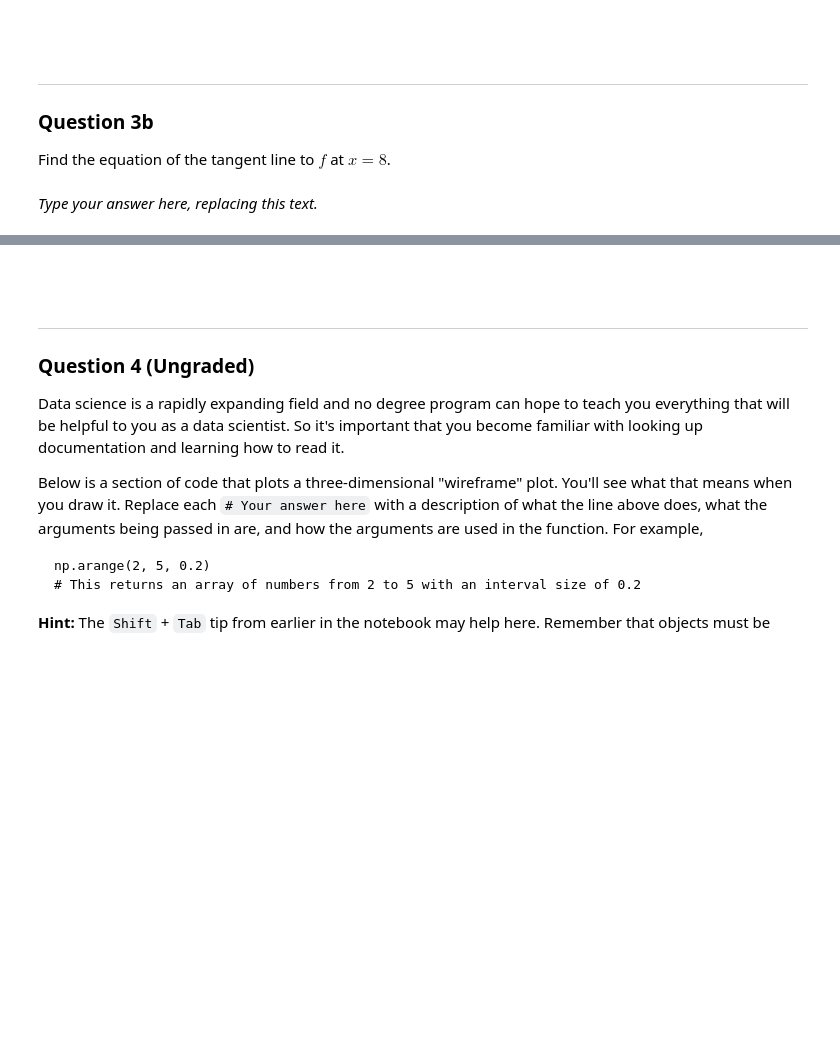
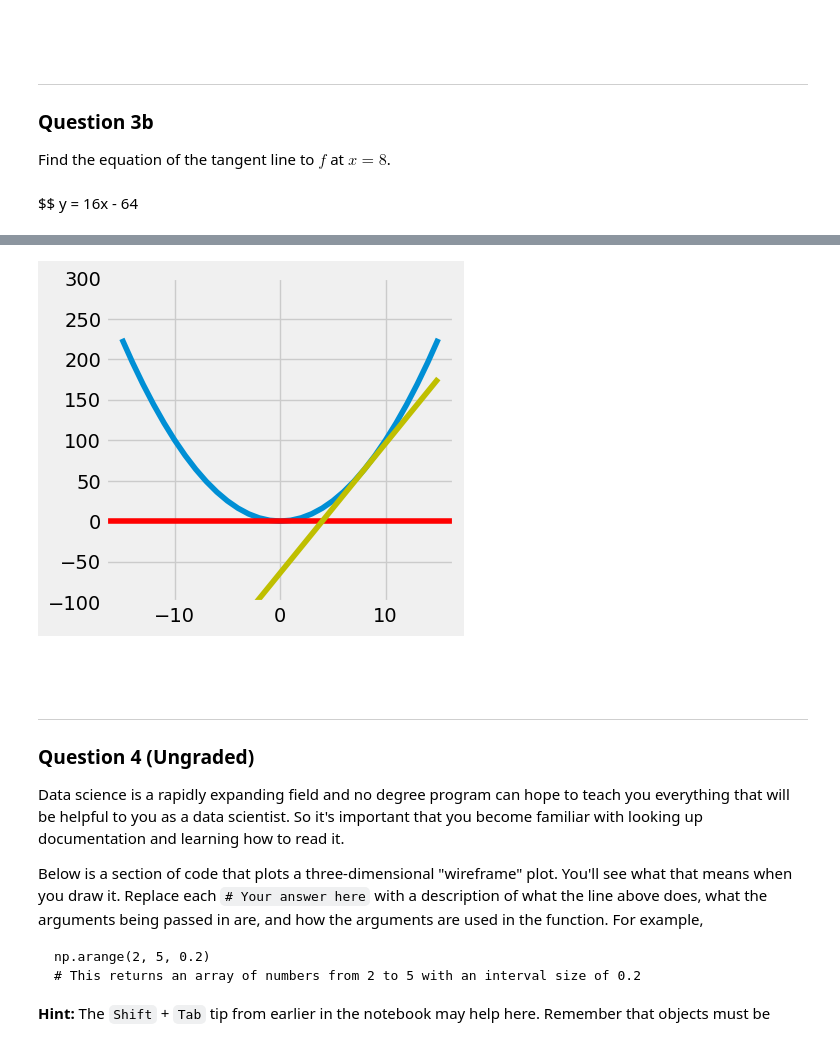
Before and after one commit to YeHuodeShenMing/DS-100, a Jupyter notebook: lab/lab01/lab01.ipynb, the cells around one changed output, grey strips where cells are left out. Saved outputs shown, nothing was run; the diff lists cells and outputs as text; code cells hidden in the pictures; blank space fills up the shorter version.

```diff
--- a/lab/lab01/lab01.ipynb
+++ b/lab/lab01/lab01.ipynb
@@ -365,8 +344,8 @@ _Type your answer here, replacing this text._
 ### Question 3b
 
 Find the equation of the tangent line to $f$ at $x = 8$.
-# %% [markdown]
-_Type your answer here, replacing this text._
+# %% [markdown]
+$$ y = 16x - 64
 # %% [markdown]
 <br/><br/>
 
@@ -388,17 +367,25 @@ You should use the `plt.plot` function to plot lines. You may find the following
 - [`plt.figure(figsize=..)`](https://stackoverflow.com/questions/332289/how-do-you-change-the-size-of-figures-drawn-with-matplotlib)
 - [`plt.ylim(..)`](https://matplotlib.org/stable/api/_as_gen/matplotlib.pyplot.ylim.html)
 - [`plt.axhline(..)`](https://matplotlib.org/stable/api/_as_gen/matplotlib.pyplot.axhline.html)
-# %%
-def f(x):
-    ...
-
-def df(x):
-    ...
-
-def plot(f, df):
-    ...
-
-plot(f, df)
+# %%
+def f(x):
+    return x * x
+
+def df(x):
+    return 16 * x
+
+def plot(f, df):
+    x = np.arange(-15, 16, 1)
+    plt.figure(figsize=(4, 4))
+    plt.plot(x, f(x))
+    plt.axhline(0, -15, 15, c='r')
+    plt.plot(x, df(x) - 64, c='y')
+
+    plt.ylim(-100, 300)
+
+plot(f, df)
+# %% [output]
+[figure, added]
 # %% [markdown]
 <br/><br/>
 
```
Also changed, not shown: parts of 20 cells of this notebook, 9 other files.
